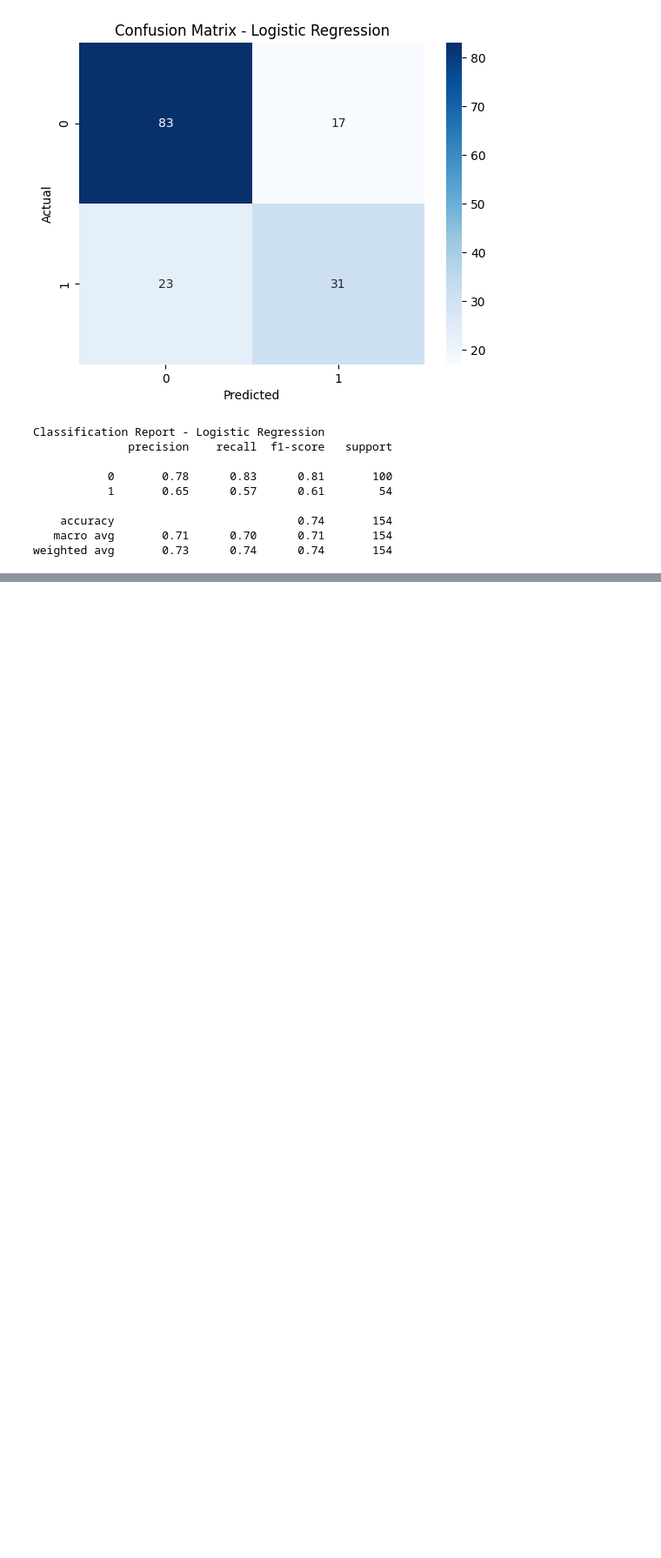
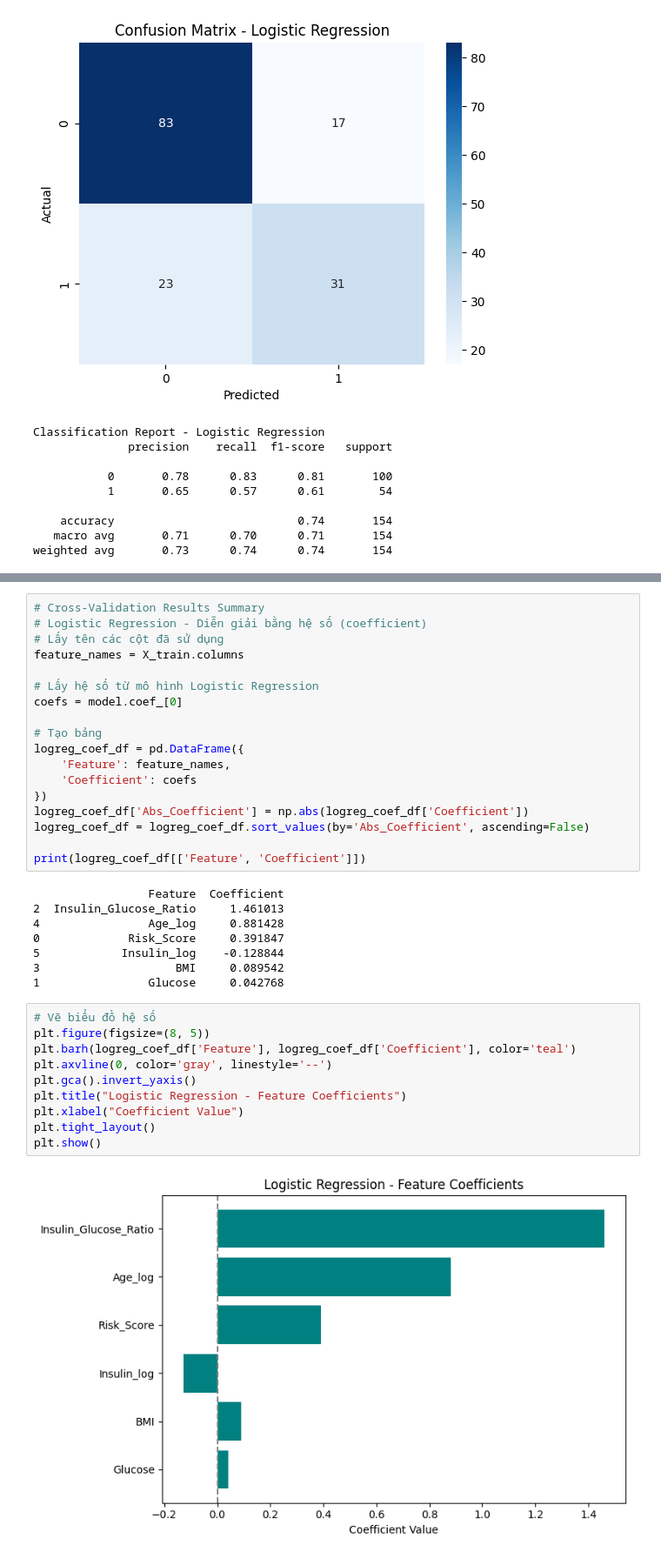
Before and after one commit to tranhoang2804/Capstone-Aptech, a Jupyter notebook: Capstone.ipynb, the cells around one changed output, grey strips where cells are left out. Shown at 87% size. Saved outputs shown, nothing was run; the diff lists cells and outputs as text; blank space fills up the shorter version.

```diff
--- a/Capstone.ipynb
+++ b/Capstone.ipynb
@@ -834,0 +878,38 @@ weighted avg       0.73      0.74      0.74       154
+# %%
+# Cross-Validation Results Summary
+# Logistic Regression - Diễn giải bằng hệ số (coefficient)
+# Lấy tên các cột đã sử dụng
+feature_names = X_train.columns
+
+# Lấy hệ số từ mô hình Logistic Regression
+coefs = model.coef_[0]
+
+# Tạo bảng
+logreg_coef_df = pd.DataFrame({
+    'Feature': feature_names,
+    'Coefficient': coefs
+})
+logreg_coef_df['Abs_Coefficient'] = np.abs(logreg_coef_df['Coefficient'])
+logreg_coef_df = logreg_coef_df.sort_values(by='Abs_Coefficient', ascending=False)
+
+print(logreg_coef_df[['Feature', 'Coefficient']])
+# %% [output]
+                 Feature  Coefficient
+2  Insulin_Glucose_Ratio     1.461013
+4                Age_log     0.881428
+0             Risk_Score     0.391847
+5            Insulin_log    -0.128844
+3                    BMI     0.089542
+1                Glucose     0.042768
+# %%
+# Vẽ biểu đồ hệ số
+plt.figure(figsize=(8, 5))
+plt.barh(logreg_coef_df['Feature'], logreg_coef_df['Coefficient'], color='teal')
+plt.axvline(0, color='gray', linestyle='--')
+plt.gca().invert_yaxis()
+plt.title("Logistic Regression - Feature Coefficients")
+plt.xlabel("Coefficient Value")
+plt.tight_layout()
+plt.show()
+# %% [output]
+[figure, added]
```
Also changed, not shown: parts of 5 cells of this notebook.
